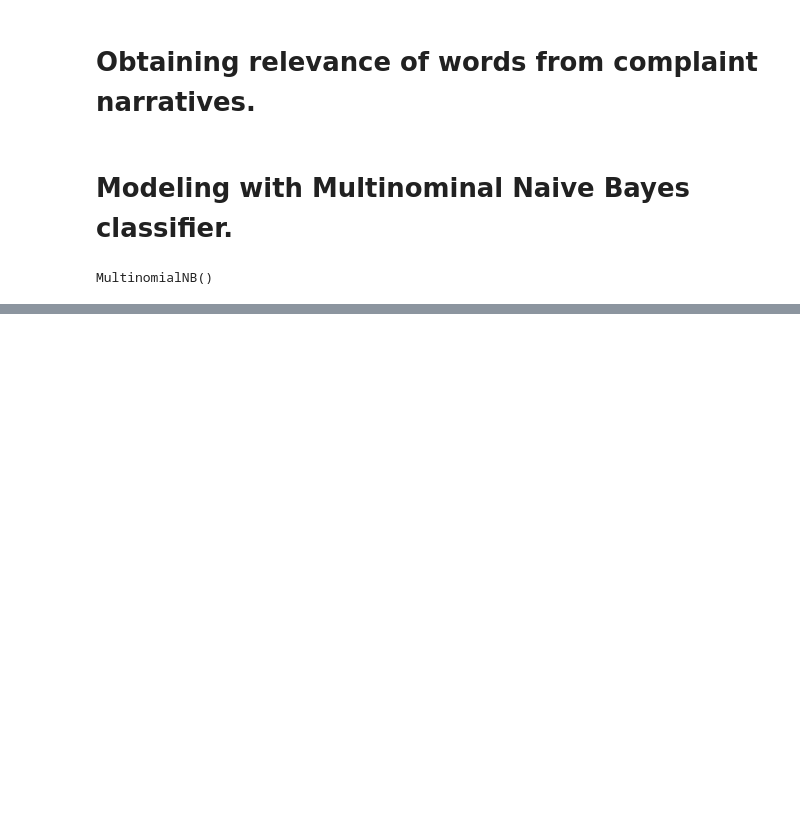
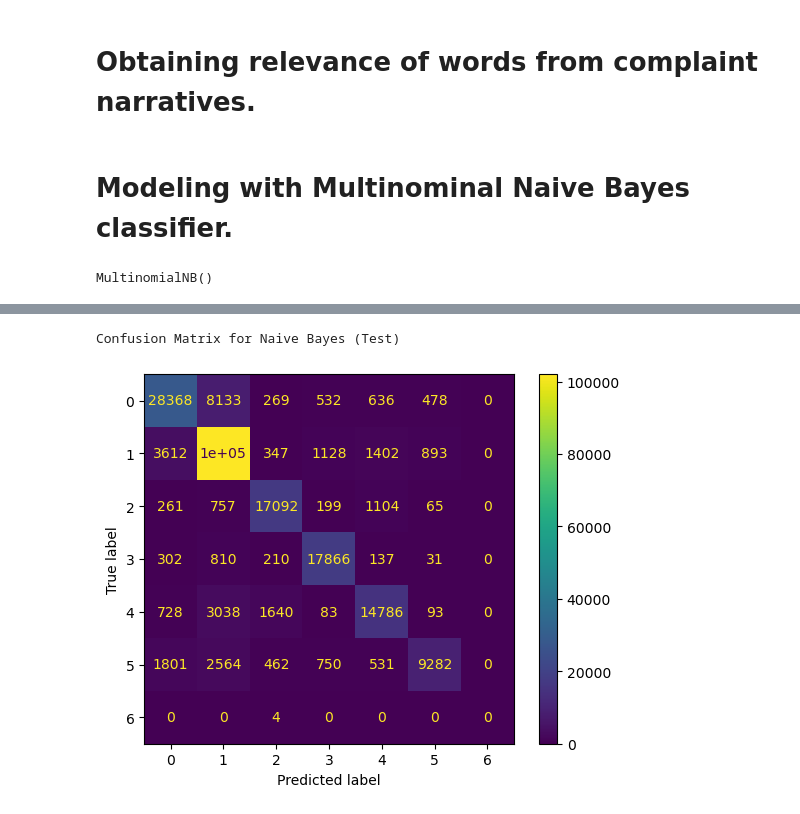
Before and after one commit to tuba-ahmed/complaint-analysis, a Jupyter notebook: code/app/03_Multinominal_Naive_Bayes_Ganesh_Nehru.ipynb, the cells around one changed output, grey strips where cells are left out. Cells and saved outputs as stored; diff of their text form; code cells hidden in the pictures; blank space fills up the shorter version.

```diff
--- a/code/app/03_Multinominal_Naive_Bayes_Ganesh_Nehru.ipynb
+++ b/code/app/03_Multinominal_Naive_Bayes_Ganesh_Nehru.ipynb
@@ -157,0 +190,11 @@ plt.show()
+# %%
+cmat_test = confusion_matrix(y_test, pred_y_test)
+
+cmat_test_fig = metrics.ConfusionMatrixDisplay(confusion_matrix = cmat_test)
+cmat_test_fig.plot()
+
+print('Confusion Matrix for Naive Bayes (Test)')
+plt.show()
+# %% [output]
+Confusion Matrix for Naive Bayes (Test)
+[figure, added]
```
Also changed, not shown: parts of 12 cells of this notebook, 3 other files.
